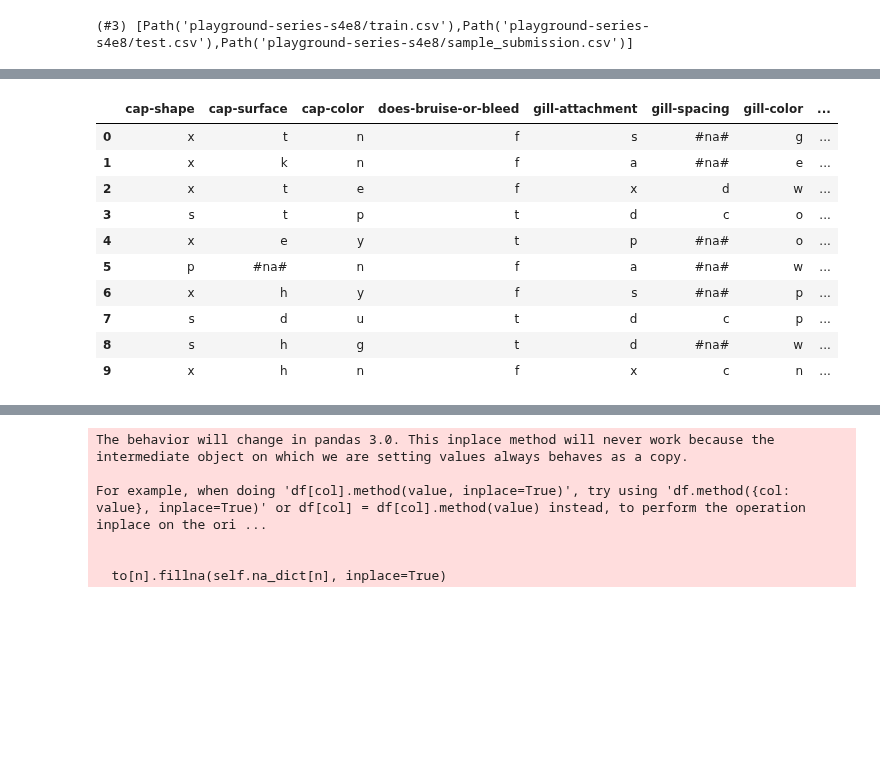
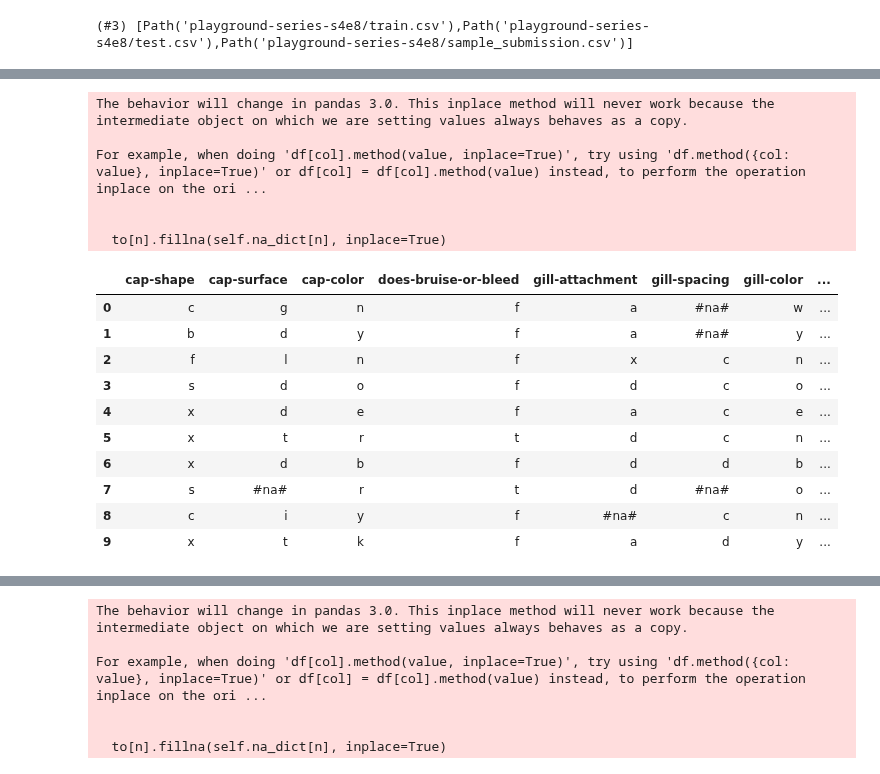
Before and after one commit to AlexChalk/ml_env, a Jupyter notebook: poisonous_mushrooms/02.ipynb, the cells around one changed output, grey strips where cells are left out. Cells and saved outputs as stored; diff of their text form; code cells hidden in the pictures; blank space fills up the shorter version.

```diff
--- a/poisonous_mushrooms/02.ipynb
+++ b/poisonous_mushrooms/02.ipynb
@@ -60,18 +35,28 @@ to.xs.iloc[:2]
 # %%
-dls = to.dataloaders(bs=64)
+dls = TabularDataLoaders.from_csv(path/'train.csv', path=path, y_names=dep,
+    cat_names=cats,
+    cont_names=conts,
+    procs=[Categorify, FillMissing, Normalize])
+
 dls.show_batch()
 # %% [output]
+The behavior will change in pandas 3.0. This inplace method will never work because the intermediate object on which we are setting values always behaves as a copy.
+
+For example, when doing 'df[col].method(value, inplace=True)', try using 'df.method({col: value}, inplace=True)' or df[col] = df[col].method(value) instead, to perform the operation inplace on the ori ...
+
+
+  to[n].fillna(self.na_dict[n], inplace=True)
 |  | cap-shape | cap-surface | cap-color | does-bruise-or-bleed | gill-attachment | gill-spacing | gill-color | ... |
-| 0 | x | t | n | f | s | #na# | g | ... |
-| 1 | x | k | n | f | a | #na# | e | ... |
-| 2 | x | t | e | f | x | d | w | ... |
-| 3 | s | t | p | t | d | c | o | ... |
-| 4 | x | e | y | t | p | #na# | o | ... |
-| 5 | p | #na# | n | f | a | #na# | w | ... |
-| 6 | x | h | y | f | s | #na# | p | ... |
-| 7 | s | d | u | t | d | c | p | ... |
-| 8 | s | h | g | t | d | #na# | w | ... |
-| 9 | x | h | n | f | x | c | n | ... |
+| 0 | c | g | n | f | a | #na# | w | ... |
+| 1 | b | d | y | f | a | #na# | y | ... |
+| 2 | f | l | n | f | x | c | n | ... |
+| 3 | s | d | o | f | d | c | o | ... |
+| 4 | x | d | e | f | a | c | e | ... |
+| 5 | x | t | r | t | d | c | n | ... |
+| 6 | x | d | b | f | d | d | b | ... |
+| 7 | s | #na# | r | t | d | #na# | o | ... |
+| 8 | c | i | y | f | #na# | c | n | ... |
+| 9 | x | t | k | f | a | d | y | ... |
 # %%
 from sklearn.metrics import matthews_corrcoef
 
```
Also changed, not shown: parts of 10 cells of this notebook, 2 other files.
